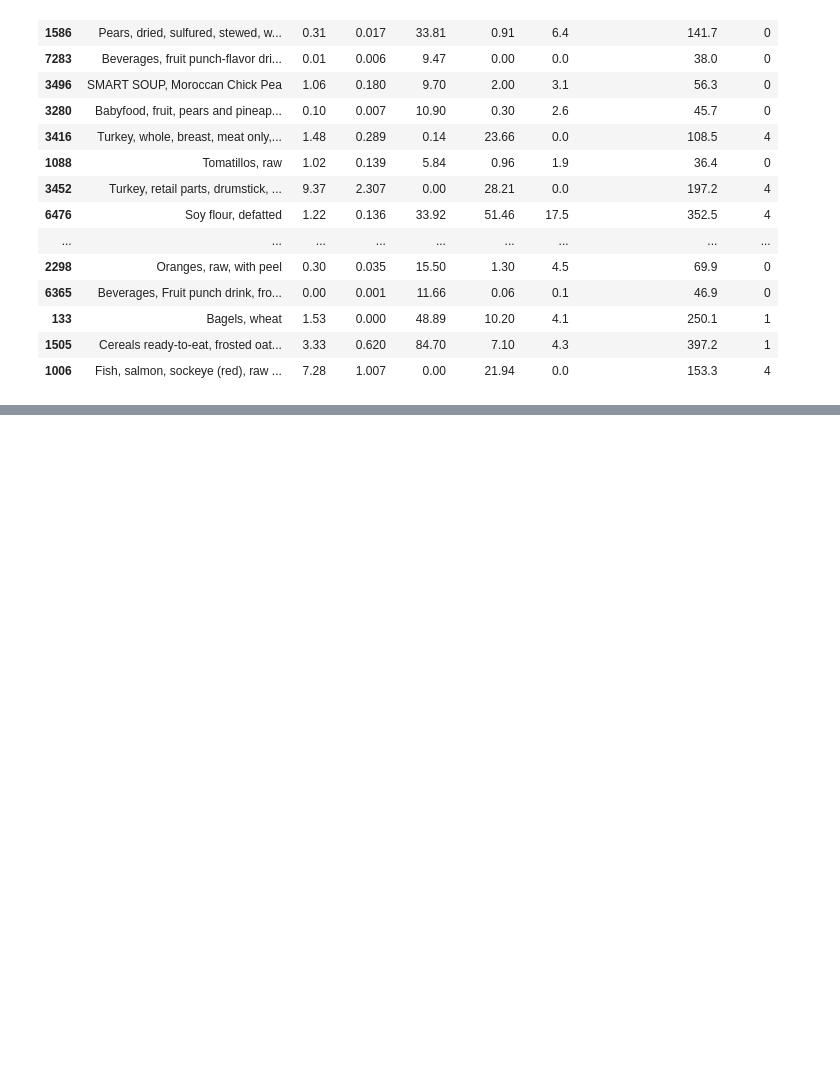
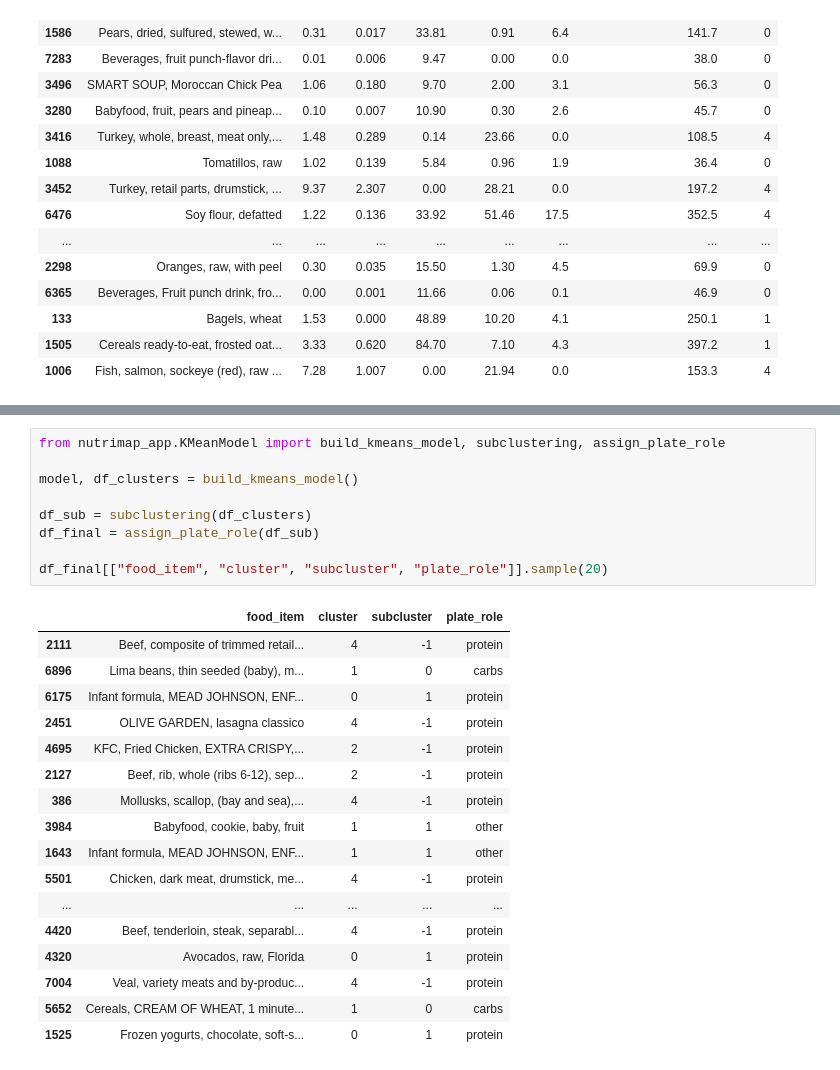
Before and after one commit to just-ham-please/nutrimap, a Jupyter notebook: notebooks/KNN_exploration_Marie.ipynb, the cells around one changed output, grey strips where cells are left out. Cells and saved outputs as stored; diff of their text form; blank space fills up the shorter version.

```diff
--- a/notebooks/KNN_exploration_Marie.ipynb
+++ b/notebooks/KNN_exploration_Marie.ipynb
@@ -32,0 +66,27 @@ df_clusters.sample(30, random_state=64)
+# %%
+from nutrimap_app.KMeanModel import build_kmeans_model, subclustering, assign_plate_role
+
+model, df_clusters = build_kmeans_model()
+
+df_sub = subclustering(df_clusters)
+df_final = assign_plate_role(df_sub)
+
+df_final[["food_item", "cluster", "subcluster", "plate_role"]].sample(20)
+# %% [output]
+|  | food_item | cluster | subcluster | plate_role |
+| 2111 | Beef, composite of trimmed retail... | 4 | -1 | protein |
+| 6896 | Lima beans, thin seeded (baby), m... | 1 | 0 | carbs |
+| 6175 | Infant formula, MEAD JOHNSON, ENF... | 0 | 1 | protein |
+| 2451 | OLIVE GARDEN, lasagna classico | 4 | -1 | protein |
+| 4695 | KFC, Fried Chicken, EXTRA CRISPY,... | 2 | -1 | protein |
+| 2127 | Beef, rib, whole (ribs 6-12), sep... | 2 | -1 | protein |
+| 386 | Mollusks, scallop, (bay and sea),... | 4 | -1 | protein |
+| 3984 | Babyfood, cookie, baby, fruit | 1 | 1 | other |
+| 1643 | Infant formula, MEAD JOHNSON, ENF... | 1 | 1 | other |
+| 5501 | Chicken, dark meat, drumstick, me... | 4 | -1 | protein |
+| ... | ... | ... | ... | ... |
+| 4420 | Beef, tenderloin, steak, separabl... | 4 | -1 | protein |
+| 4320 | Avocados, raw, Florida | 0 | 1 | protein |
+| 7004 | Veal, variety meats and by-produc... | 4 | -1 | protein |
+| 5652 | Cereals, CREAM OF WHEAT, 1 minute... | 1 | 0 | carbs |
+| 1525 | Frozen yogurts, chocolate, soft-s... | 0 | 1 | protein |
```
Also changed, not shown: parts of 1 cell of this notebook, 3 other files.
